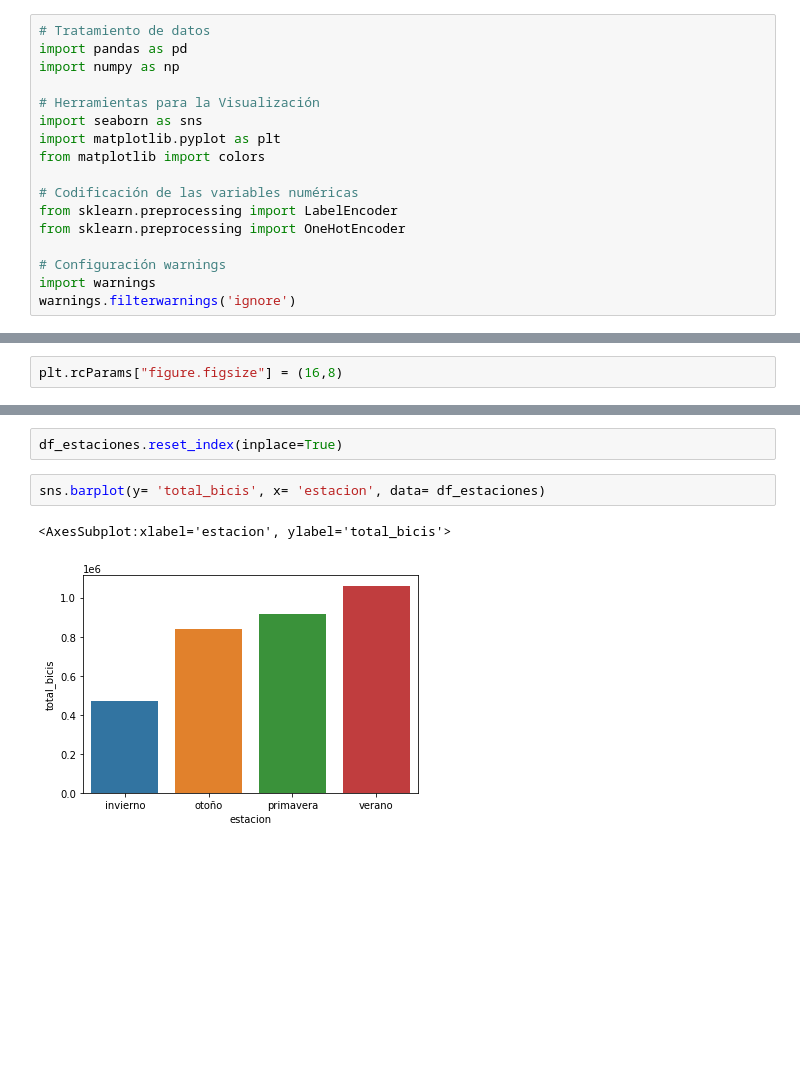
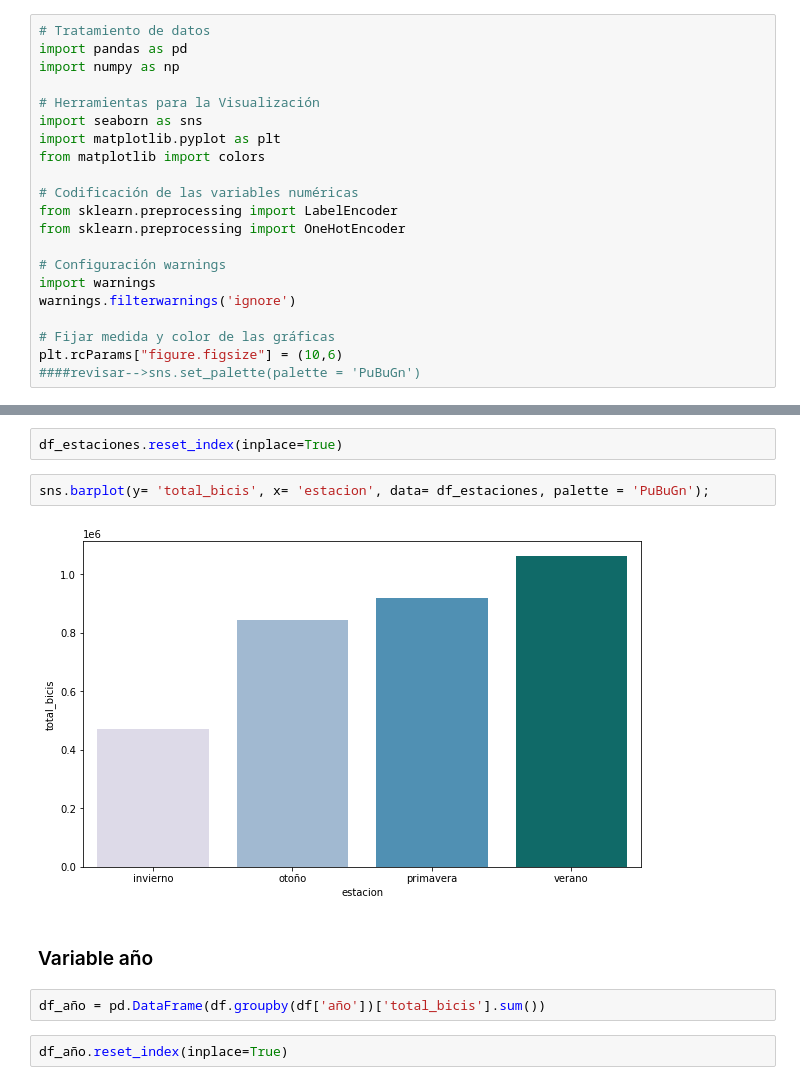
Before and after one commit to Adalab/project-da-promo-c-module-3-team-3, a Jupyter notebook: notebooks/5-Encoding.ipynb, the cells around one changed output, grey strips where cells are left out. Cells and saved outputs as stored; diff of their text form; blank space fills up the shorter version.

```diff
--- a/notebooks/5-Encoding.ipynb
+++ b/notebooks/5-Encoding.ipynb
@@ -19,6 +19,10 @@ from sklearn.preprocessing import OneHotEncoder
 # Configuración warnings
 import warnings
 warnings.filterwarnings('ignore')
+
+# Fijar medida y color de las gráficas
+plt.rcParams["figure.figsize"] = (10,6)
+####revisar-->sns.set_palette(palette = 'PuBuGn')
 # %% [markdown]
 ### 2. Abrimos el archivo con el que vamos a trabajar.
 # %%
@@ -40,2 +49,0 @@ df.head(2)
-# %%
-plt.rcParams["figure.figsize"] = (16,8)
@@ -44,7 +54,12 @@ df_estaciones = pd.DataFrame(df.groupby(df['estacion'])['total_bicis'].sum())
 # %%
 df_estaciones.reset_index(inplace=True)
 # %%
-sns.barplot(y= 'total_bicis', x= 'estacion', data= df_estaciones)
+sns.barplot(y= 'total_bicis', x= 'estacion', data= df_estaciones, palette = 'PuBuGn');
 # %% [output]
-<AxesSubplot:xlabel='estacion', ylabel='total_bicis'>
-[figure, old version]
+[figure, new version]
+# %% [markdown]
+### Variable año
+# %%
+df_año = pd.DataFrame(df.groupby(df['año'])['total_bicis'].sum())
+# %%
+df_año.reset_index(inplace=True)
```
Also changed, not shown: parts of 14 cells of this notebook.
